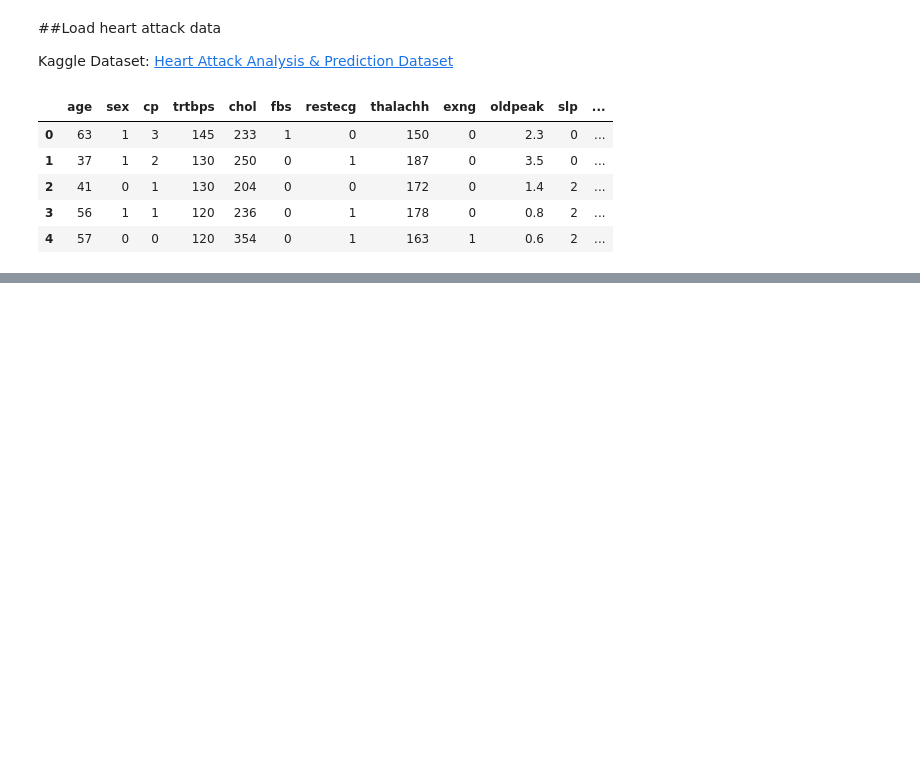
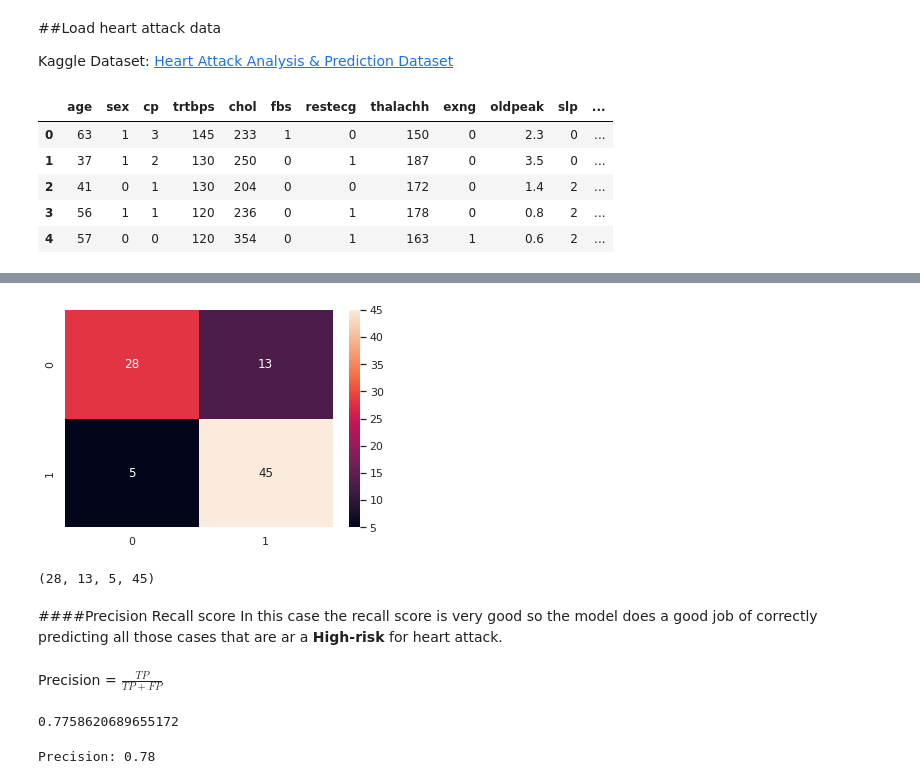
Before and after one commit to IndraniMandal/New-Revisions, a Jupyter notebook: Model_Metrics.ipynb, the cells around one changed output, grey strips where cells are left out. Saved outputs shown, nothing was run; the diff lists cells and outputs as text; code cells hidden in the pictures; blank space fills up the shorter version.

```diff
--- a/Model_Metrics.ipynb
+++ b/Model_Metrics.ipynb
@@ -200,0 +271,5 @@ Balanced Accuracy: 0.67
+# %%
+model = tree.DecisionTreeClassifier(criterion='entropy', random_state=2)
+model.fit(X_train, y_train)
+pred_train = model.predict(X_train)
+pred_test = model.predict(X_test)
@@ -200,0 +298,24 @@ Balanced Accuracy: 0.67
+# %%
+cm = confusion_matrix(y_test, pred_test)
+f = sns.heatmap(cm, annot=True, fmt='d')
+# %% [output]
+[figure, added]
+# %%
+tn, fp, fn, tp = confusion_matrix(y_test, pred_test).ravel()
+tn, fp, fn, tp
+# %% [output]
+(28, 13, 5, 45)
+# %% [markdown]
+####Precision Recall score
+In this case the recall score is very good so the model does a good job of correctly predicting all those cases that are ar a **High-risk** for heart attack.
+# %% [markdown]
+
+Precision = $\frac{TP}{TP+FP} $
+# %%
+tp/(tp+fp)
+# %% [output]
+0.7758620689655172
+# %%
+print("Precision: {:3.2f}".format(precision_score(y_test, pred_test, average='binary', pos_label=1)))
+# %% [output]
+Precision: 0.78
```
Also changed, not shown: parts of 83 cells of this notebook.
